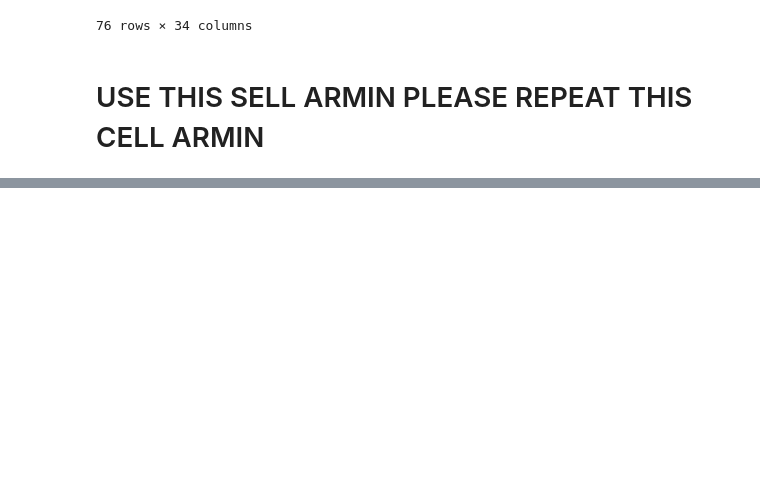
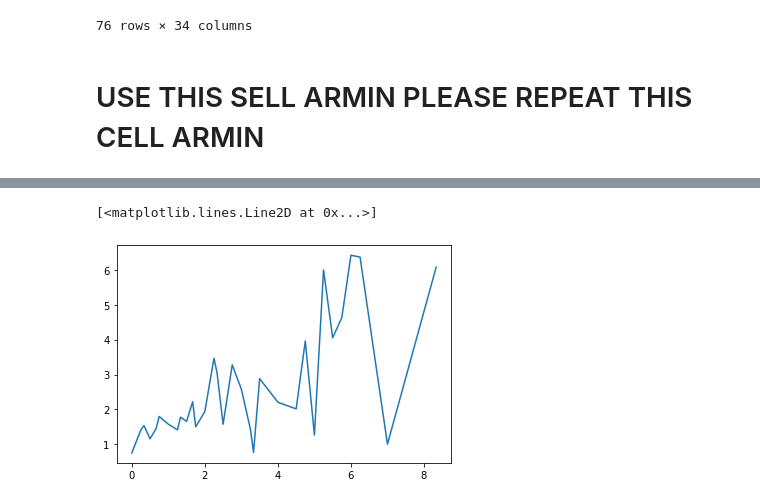
Before and after one commit to 1kruidenp/fflpred, a Jupyter notebook: notebooks/peps_notebook.ipynb, the cells around one changed output, grey strips where cells are left out. Saved outputs shown, nothing was run; the diff lists cells and outputs as text; code cells hidden in the pictures; blank space fills up the shorter version.

```diff
--- a/notebooks/peps_notebook.ipynb
+++ b/notebooks/peps_notebook.ipynb
@@ -687,0 +715,5 @@ complete_data = pd.concat([df17,df18,df19,df20,df21])
+# %%
+plt.plot(df21[['total_points','dreamteam_yearly_average']].groupby('dreamteam_yearly_average').mean())
+# %% [output]
+[<matplotlib.lines.Line2D at 0x...>]
+[figure, added]
```
Also changed, not shown: parts of 37 cells of this notebook.
